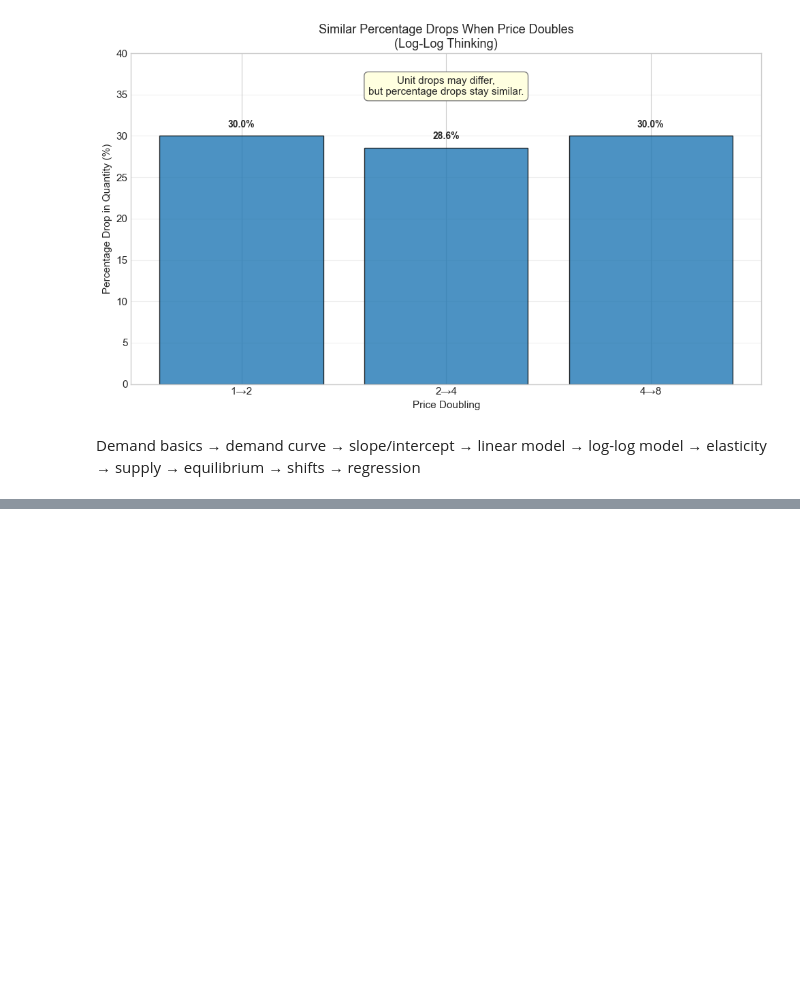
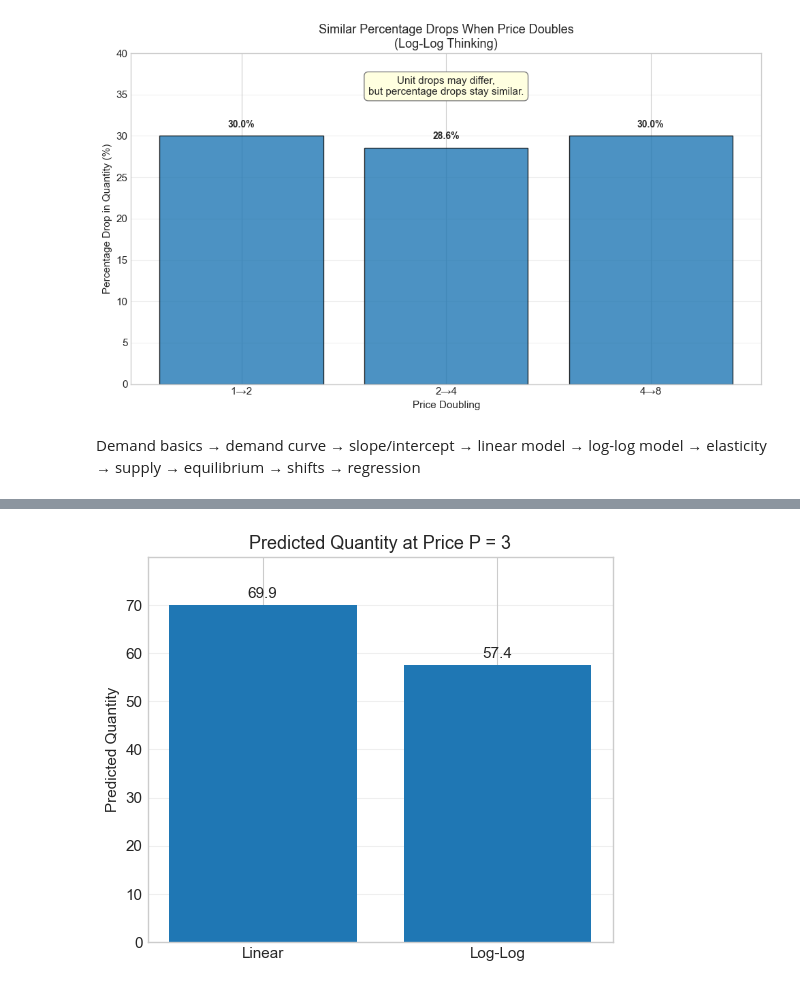
Before and after one commit to nassaraFX/run_models, a Jupyter notebook: pract_skills.ipynb, the cells around one changed output, grey strips where cells are left out. Cells and saved outputs as stored; diff of their text form; code cells hidden in the pictures; blank space fills up the shorter version.

```diff
--- a/pract_skills.ipynb
+++ b/pract_skills.ipynb
@@ -1208,0 +1681,27 @@ Demand basics → demand curve → slope/intercept → linear model → log-log
+# %%
+# Predictions at P=3
+P_new = 3
+Q_lin_pred = intercept_lin + slope_lin * P_new
+lnQ_ll_pred = intercept_ll + slope_ll * np.log(P_new)
+Q_ll_pred = np.exp(lnQ_ll_pred)
+
+# Create bar chart
+models = ['Linear', 'Log-Log']
+predictions = [Q_lin_pred, Q_ll_pred]
+
+plt.figure(figsize=(6, 5))
+bars = plt.bar(models, predictions)
+plt.ylabel('Predicted Quantity')
+plt.title('Predicted Quantity at Price P = 3')
+plt.grid(axis='y', alpha=0.3)
+
+# Add value labels
+for bar in bars:
+    height = bar.get_height()
+    plt.text(bar.get_x() + bar.get_width()/2, height + 1,
+             f'{height:.1f}', ha='center', va='bottom')
+
+plt.ylim(0, max(predictions) + 10)
+plt.show()
+# %% [output]
+[figure, added]
```
Also changed, not shown: parts of 28 cells of this notebook.
